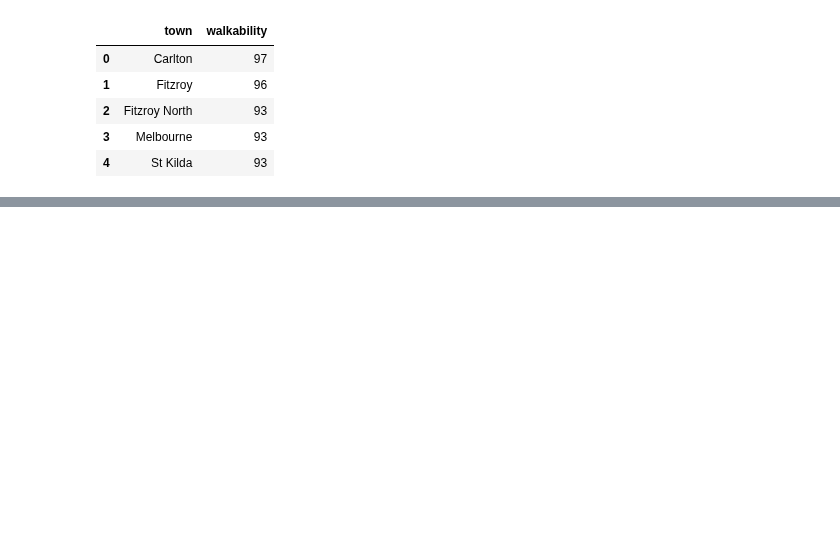
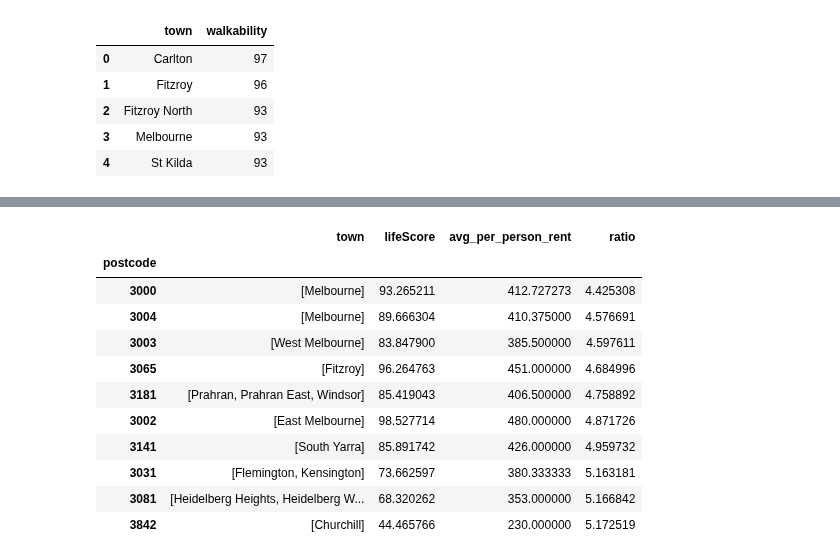
Before and after one commit to stephenmarcou/Real-Estate-Industry-Project, a Jupyter notebook: notebooks/liveability_analysis.ipynb, the cells around one changed output, grey strips where cells are left out. Saved outputs shown, nothing was run; the diff lists cells and outputs as text; code cells hidden in the pictures; blank space fills up the shorter version.

```diff
--- a/notebooks/liveability_analysis.ipynb
+++ b/notebooks/liveability_analysis.ipynb
@@ -160 +307,17 @@ ranking = ranking.sort_values(by='baseline', ascending=False)
+# %%
+end_ratio = end_ratio.sort_values(by='ratio', ascending=True)
+end_ratio.head(10)
+# %% [output]
+|  | town | lifeScore | avg_per_person_rent | ratio |
+| postcode |  |  |  |  |
+| 3000 | [Melbourne] | 93.265211 | 412.727273 | 4.425308 |
+| 3004 | [Melbourne] | 89.666304 | 410.375000 | 4.576691 |
+| 3003 | [West Melbourne] | 83.847900 | 385.500000 | 4.597611 |
+| 3065 | [Fitzroy] | 96.264763 | 451.000000 | 4.684996 |
+| 3181 | [Prahran, Prahran East, Windsor] | 85.419043 | 406.500000 | 4.758892 |
+| 3002 | [East Melbourne] | 98.527714 | 480.000000 | 4.871726 |
+| 3141 | [South Yarra] | 85.891742 | 426.000000 | 4.959732 |
+| 3031 | [Flemington, Kensington] | 73.662597 | 380.333333 | 5.163181 |
+| 3081 | [Heidelberg Heights, Heidelberg W... | 68.320262 | 353.000000 | 5.166842 |
+| 3842 | [Churchill] | 44.465766 | 230.000000 | 5.172519 |
 # %%
```
Also changed, not shown: parts of 10 cells of this notebook, 1 other file.
